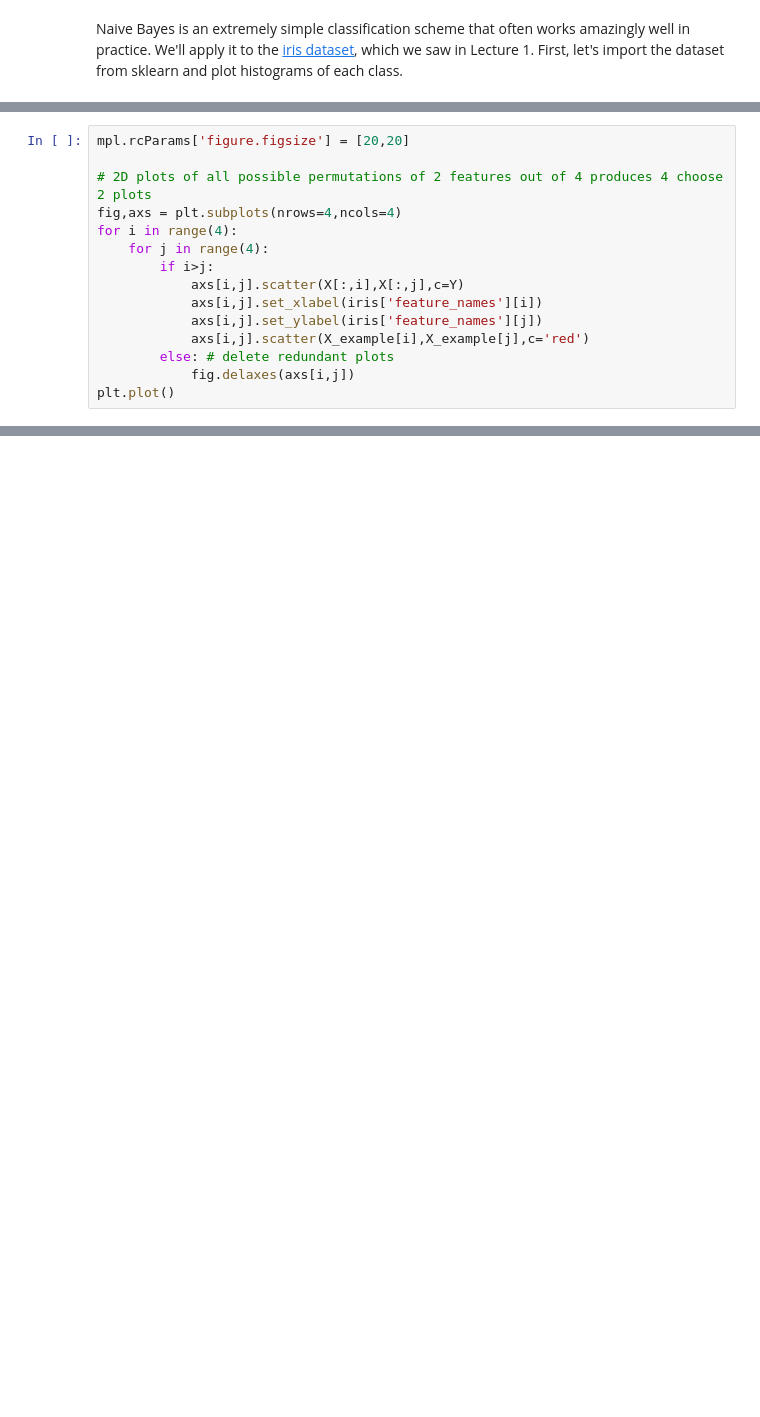
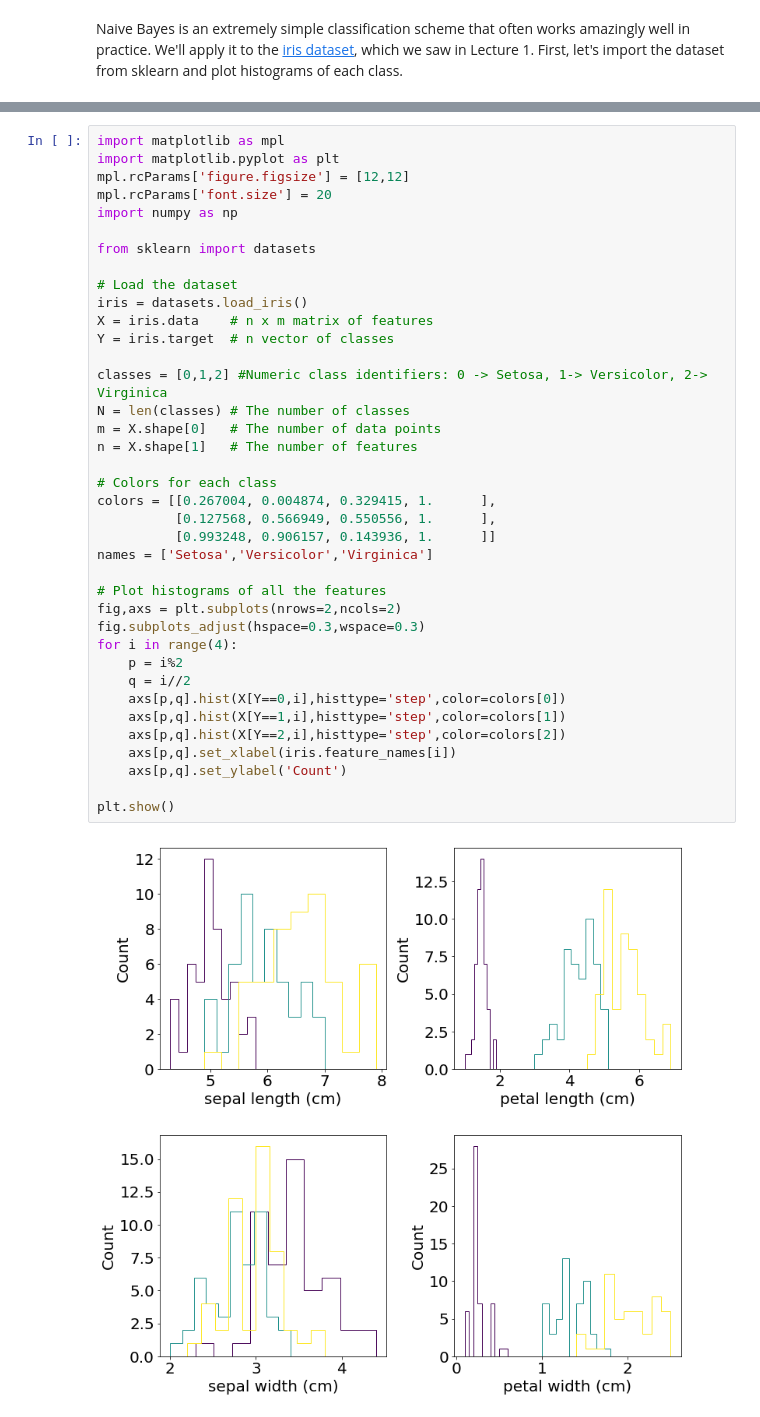
Before and after one commit to UMT-CS447-547-Fall-2018/Lecture_Notes, a Jupyter notebook: 03_naive_bayes.ipynb, the cells around one changed output, grey strips where cells are left out. Drawn from its saved outputs; the diff is of its cells as text; blank space fills up the shorter version.

Commit message:
Elaborate on iris example in naive_bayes

```diff
--- a/03_naive_bayes.ipynb
+++ b/03_naive_bayes.ipynb
@@ -242,15 +2,0 @@ print (class_probabilities)
-# %%
-mpl.rcParams['figure.figsize'] = [20,20]
-
-# 2D plots of all possible permutations of 2 features out of 4 produces 4 choose 2 plots
-fig,axs = plt.subplots(nrows=4,ncols=4)
-for i in range(4):
-    for j in range(4):
-        if i>j:
-            axs[i,j].scatter(X[:,i],X[:,j],c=Y)
-            axs[i,j].set_xlabel(iris['feature_names'][i])
-            axs[i,j].set_ylabel(iris['feature_names'][j])
-            axs[i,j].scatter(X_example[i],X_example[j],c='red')
-        else: # delete redundant plots
-            fig.delaxes(axs[i,j])
-plt.plot()
@@ -258,0 +3,40 @@ This is unambiguous, as it should be.  What if we do the same thing for an edge
+# %%
+import matplotlib as mpl
+import matplotlib.pyplot as plt
+mpl.rcParams['figure.figsize'] = [12,12]
+mpl.rcParams['font.size'] = 20
+import numpy as np
+
+from sklearn import datasets
+
+# Load the dataset
+iris = datasets.load_iris()
+X = iris.data    # n x m matrix of features
+Y = iris.target  # n vector of classes
+
+classes = [0,1,2] #Numeric class identifiers: 0 -> Setosa, 1-> Versicolor, 2-> Virginica
+N = len(classes) # The number of classes
+m = X.shape[0]   # The number of data points
+n = X.shape[1]   # The number of features
+
+# Colors for each class
+colors = [[0.267004, 0.004874, 0.329415, 1.      ],
+          [0.127568, 0.566949, 0.550556, 1.      ],
+          [0.993248, 0.906157, 0.143936, 1.      ]]
+names = ['Setosa','Versicolor','Virginica']
+
+# Plot histograms of all the features
+fig,axs = plt.subplots(nrows=2,ncols=2)
+fig.subplots_adjust(hspace=0.3,wspace=0.3)
+for i in range(4):
+    p = i%2
+    q = i//2
+    axs[p,q].hist(X[Y==0,i],histtype='step',color=colors[0])
+    axs[p,q].hist(X[Y==1,i],histtype='step',color=colors[1])
+    axs[p,q].hist(X[Y==2,i],histtype='step',color=colors[2])
+    axs[p,q].set_xlabel(iris.feature_names[i])
+    axs[p,q].set_ylabel('Count')
+
+plt.show()
+# %% [output]
+[figure, added]
```
Also changed, not shown: parts of 45 cells of this notebook.
